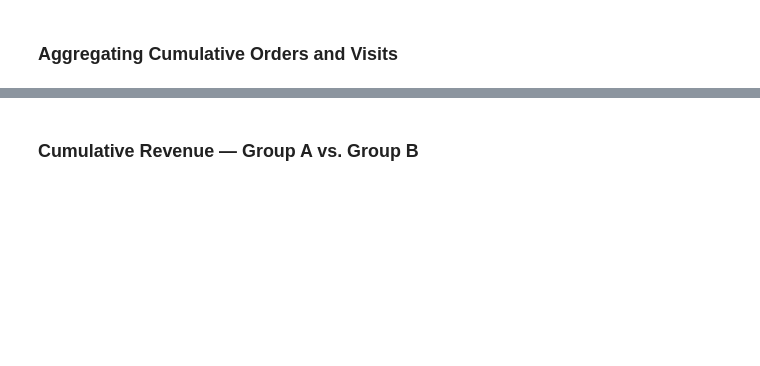
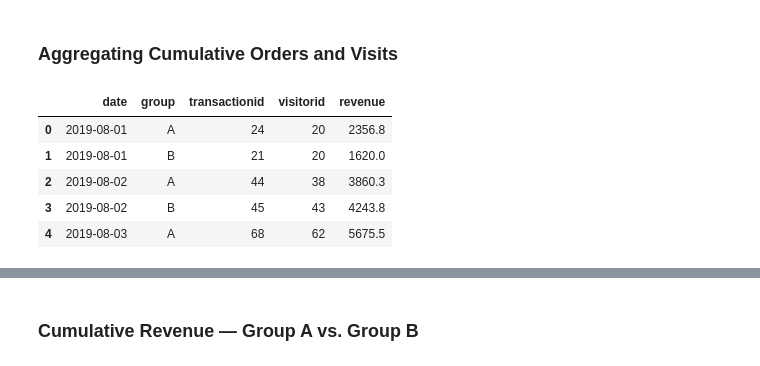
Before and after one commit to Marcusprog/Personal-Projects, a Jupyter notebook: Sprint 9/Decisões_de_negócios_2.ipynb, the cells around one changed output, grey strips where cells are left out. Cells and saved outputs as stored; diff of their text form; code cells hidden in the pictures; blank space fills up the shorter version.

```diff
--- a/Sprint 9/Decisões_de_negócios_2.ipynb
+++ b/Sprint 9/Decisões_de_negócios_2.ipynb
@@ -256,27 +413,31 @@ df_visits.head()
 ### Aggregating Cumulative Orders and Visits
 # %%
 # Get unique date-group pairs from orders
-datesGroups = df_orders[['date', 'group']].drop_duplicates()
+datesGroups = df_orders[["date", "group"]].drop_duplicates()
 
 # Build cumulative aggregation: for each date and group,
 # count all orders/buyers and sum revenue UP TO that date
-ordersAggregated = (
-    datesGroups.apply(
-        lambda x: df_orders[
-            np.logical_and(
-                df_orders['date'] <= x['date'],
-                df_orders['group'] == x['group']
-            )
-        ].agg({
-            'date': 'max',
-            'group': 'max',
-            'transactionid': pd.Series.nunique,
-            'visitorid': pd.Series.nunique,
-            'revenue': 'sum'
-        }),
-        axis=1
-    ).sort_values(by=['date', 'group'])
+ordersAggregated = datesGroups.apply(
+    lambda x: df_orders[
+        (df_orders["date"] <= x["date"]) & (df_orders["group"] == x["group"])
+    ].agg({
+        "date": "max",
+        "group": "max",
+        "transactionid": pd.Series.nunique,
+        "visitorid": pd.Series.nunique,
+        "revenue": "sum"
+    }),
+    axis=1
 )
+ordersAggregated = ordersAggregated.reset_index(drop=True)
+ordersAggregated = ordersAggregated.sort_values(["date", "group"]).reset_index(drop=True)
 ordersAggregated.head()
+# %% [output]
+|  | date | group | transactionid | visitorid | revenue |
+| 0 | 2019-08-01 | A | 24 | 20 | 2356.8 |
+| 1 | 2019-08-01 | B | 21 | 20 | 1620.0 |
+| 2 | 2019-08-02 | A | 44 | 38 | 3860.3 |
+| 3 | 2019-08-02 | B | 45 | 43 | 4243.8 |
+| 4 | 2019-08-03 | A | 68 | 62 | 5675.5 |
 # %%
 # Build cumulative visitor counts
```
Also changed, not shown: parts of 36 cells of this notebook, 8 other files.
